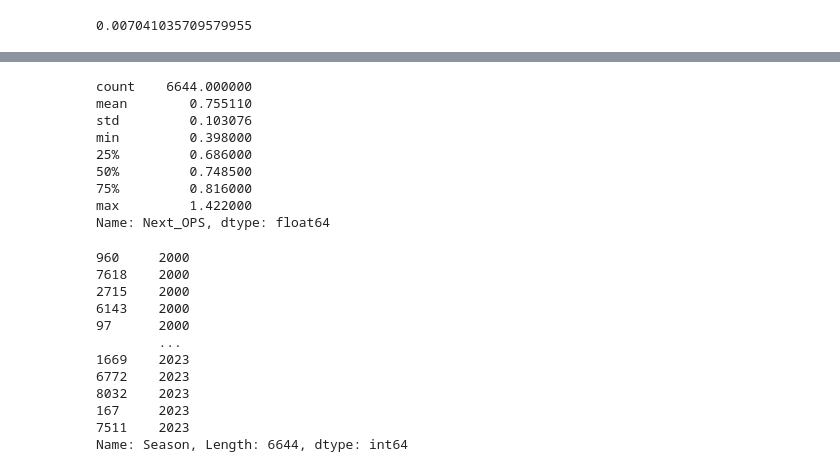
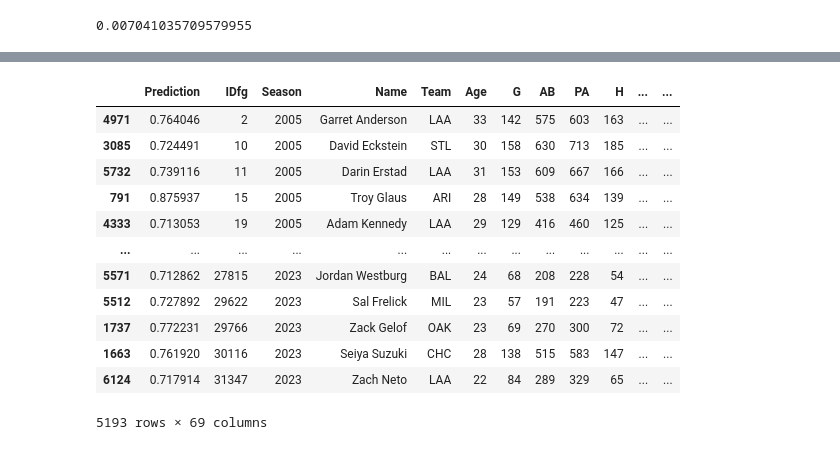
Before and after one commit to stevenarbo3/PredictingOPS, a Jupyter notebook: predictingOPS.ipynb, the cells around one changed output, grey strips where cells are left out. Saved outputs shown, nothing was run; the diff lists cells and outputs as text; code cells hidden in the pictures.

Commit message:
ready for viz

```diff
--- a/predictingOPS.ipynb
+++ b/predictingOPS.ipynb
@@ -314,27 +277,20 @@ mean_squared_error(predictions['actual'], predictions['prediction'])
-# %%
-stats['Next_OPS'].describe()
-# %% [output]
-count    6644.000000
-mean        0.755110
-std         0.103076
-min         0.398000
-25%         0.686000
-50%         0.748500
-75%         0.816000
-max         1.422000
-Name: Next_OPS, dtype: float64
-# %%
-stats['Season'].sort_values()
-# %% [output]
-960     2000
-7618    2000
-2715    2000
-6143    2000
-97      2000
-        ...
-1669    2023
-6772    2023
-8032    2023
-167     2023
-7511    2023
-Name: Season, Length: 6644, dtype: int64
+# %%
+#get data ready for data visualization (want all the normal stats + prediction and next ops)
+merge_stats = predictions.merge(complete_stats, left_index=True, right_index=True)
+# %%
+#Actual and Next_OPS are the same so only keep one
+merge_stats.drop(columns='Actual')
+# %% [output]
+|  | Prediction | IDfg | Season | Name | Team | Age | G | AB | PA | H | ... | ... |
+| 4971 | 0.764046 | 2 | 2005 | Garret Anderson | LAA | 33 | 142 | 575 | 603 | 163 | ... | ... |
+| 3085 | 0.724491 | 10 | 2005 | David Eckstein | STL | 30 | 158 | 630 | 713 | 185 | ... | ... |
+| 5732 | 0.739116 | 11 | 2005 | Darin Erstad | LAA | 31 | 153 | 609 | 667 | 166 | ... | ... |
+| 791 | 0.875937 | 15 | 2005 | Troy Glaus | ARI | 28 | 149 | 538 | 634 | 139 | ... | ... |
+| 4333 | 0.713053 | 19 | 2005 | Adam Kennedy | LAA | 29 | 129 | 416 | 460 | 125 | ... | ... |
+| ... | ... | ... | ... | ... | ... | ... | ... | ... | ... | ... | ... | ... |
+| 5571 | 0.712862 | 27815 | 2023 | Jordan Westburg | BAL | 24 | 68 | 208 | 228 | 54 | ... | ... |
+| 5512 | 0.727892 | 29622 | 2023 | Sal Frelick | MIL | 23 | 57 | 191 | 223 | 47 | ... | ... |
+| 1737 | 0.772231 | 29766 | 2023 | Zack Gelof | OAK | 23 | 69 | 270 | 300 | 72 | ... | ... |
+| 1663 | 0.761920 | 30116 | 2023 | Seiya Suzuki | CHC | 28 | 138 | 515 | 583 | 147 | ... | ... |
+| 6124 | 0.717914 | 31347 | 2023 | Zach Neto | LAA | 22 | 84 | 289 | 329 | 65 | ... | ... |
+5193 rows × 69 columns
```
Also changed, not shown: parts of 15 cells of this notebook, 1 other file.
